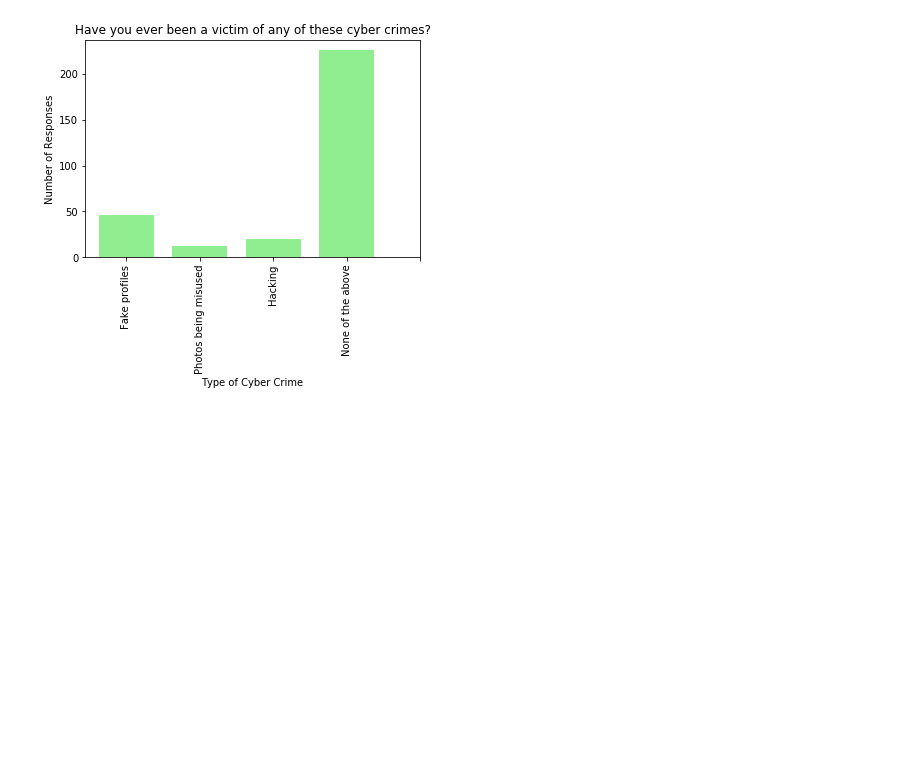
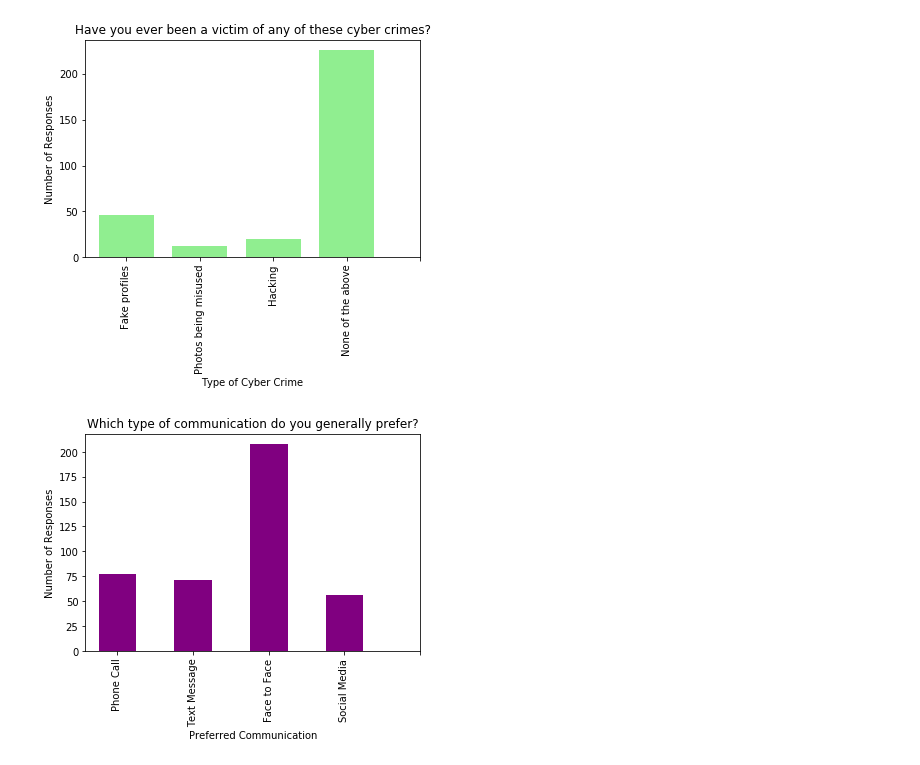
Before and after one commit to stephen823/Group_Project_1-How-Does-Social-Media-Impact-Our-Live, a Jupyter notebook: 002 - Deliverables/Effects_of_Social_Media_Analysis_combined.ipynb, the cells around one changed output. Saved outputs shown, nothing was run; the diff lists cells and outputs as text; code cells hidden in the pictures; blank space fills up the shorter version.

```diff
--- a/002 - Deliverables/Effects_of_Social_Media_Analysis_combined.ipynb
+++ b/002 - Deliverables/Effects_of_Social_Media_Analysis_combined.ipynb
@@ -1554,15 +1548,16 @@ plt.show()
 # %%
 #bar chart of respondents of preferred communication
 comm_list=['Phone Call','Text Message','Face to Face','Social Media']
-comm_resps=[responses_df3['through phone'].sum(),responses_df3['Text message'].sum(),responses_df3['face to face'].sum(),
-            responses_df3['through social media'].sum()]
+comm_resps=[responses_df3['through phone'].sum(),responses_df3['Text message'].sum(),responses_df3['face to face'].sum(),responses_df3['through social media'].sum()]
 plt.bar(comm_list,comm_resps, color="purple", align="center", width = 0.5)
 plt.title("Which type of communication do you generally prefer?")
 tick_locations = [value for value in x_axis]
-plt.xticks(tick_locations, list(comm_list), rotation="horizontal")
+plt.xticks(tick_locations, list(comm_list), rotation="vertical")
 plt.xlabel("Preferred Communication")
 plt.ylabel("Number of Responses")
 plt.show()
+# %% [output]
+[figure, added]
 # %%
 # Creating a pie chart considering respondent age (14 to 23)
 age_df = responses_df['What is your age?']
```
Also changed, not shown: parts of 9 cells of this notebook, 1 other file.
